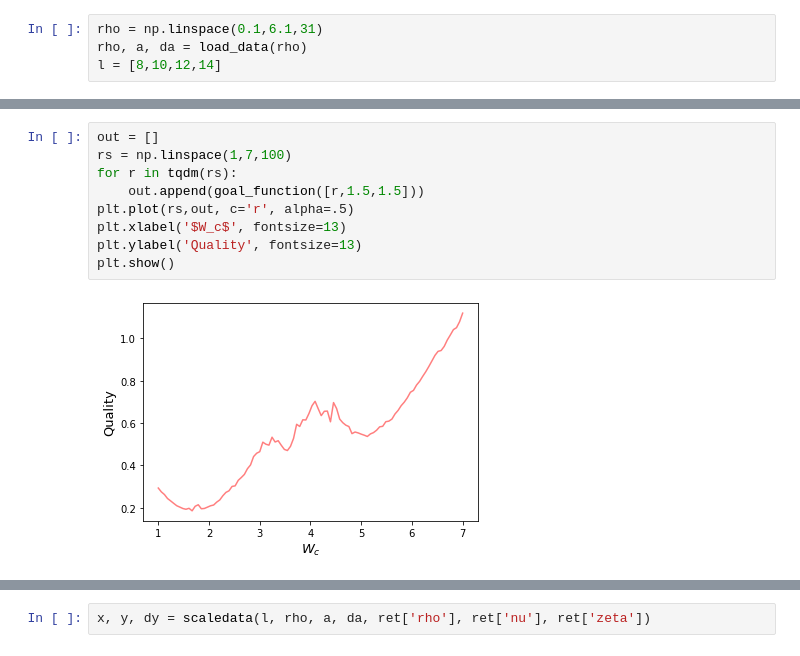
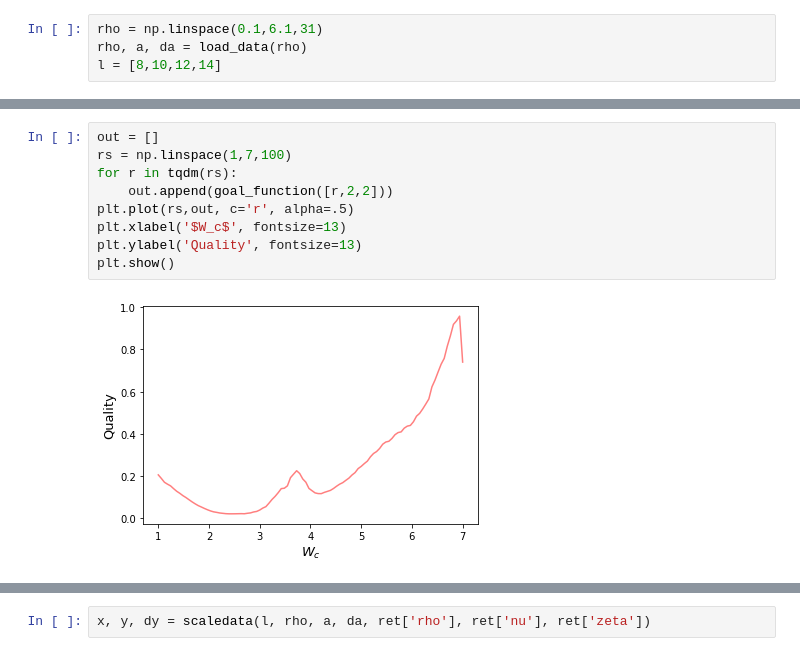
Before and after one commit to tonton-golio/mbl-intrinsicDim, a Jupyter notebook: scaling_Cleaned.ipynb, the cells around one changed output, grey strips where cells are left out. Saved outputs shown, nothing was run; the diff lists cells and outputs as text.

```diff
--- a/scaling_Cleaned.ipynb
+++ b/scaling_Cleaned.ipynb
@@ -192,13 +202,13 @@ da = np.vstack([ma.std(ID, axis=0) for ID in [ID8,ID10,ID12,ID14]])
 # %%
 out = []
 rs = np.linspace(1,7,100)
 for r in tqdm(rs):
-    out.append(goal_function([r,1.5,1.5]))
+    out.append(goal_function([r,2,2]))
 plt.plot(rs,out, c='r', alpha=.5)
 plt.xlabel('$W_c$', fontsize=13)
 plt.ylabel('Quality', fontsize=13)
 plt.show()
 # %% [output]
-[figure, old version]
+[figure, new version]
 # %%
 ret = autoscale(l, rho, a, da, 3.6,2.,2.)
```
Also changed, not shown: parts of 7 cells of this notebook.
